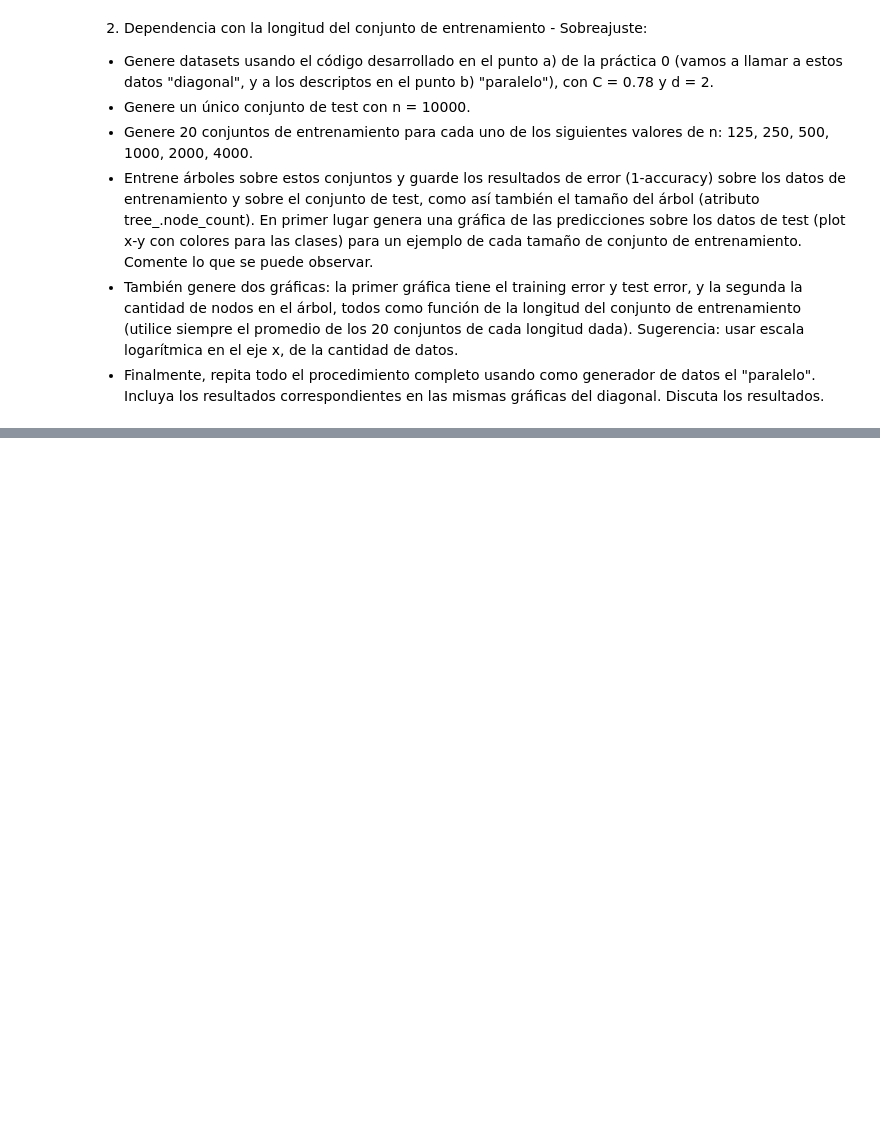
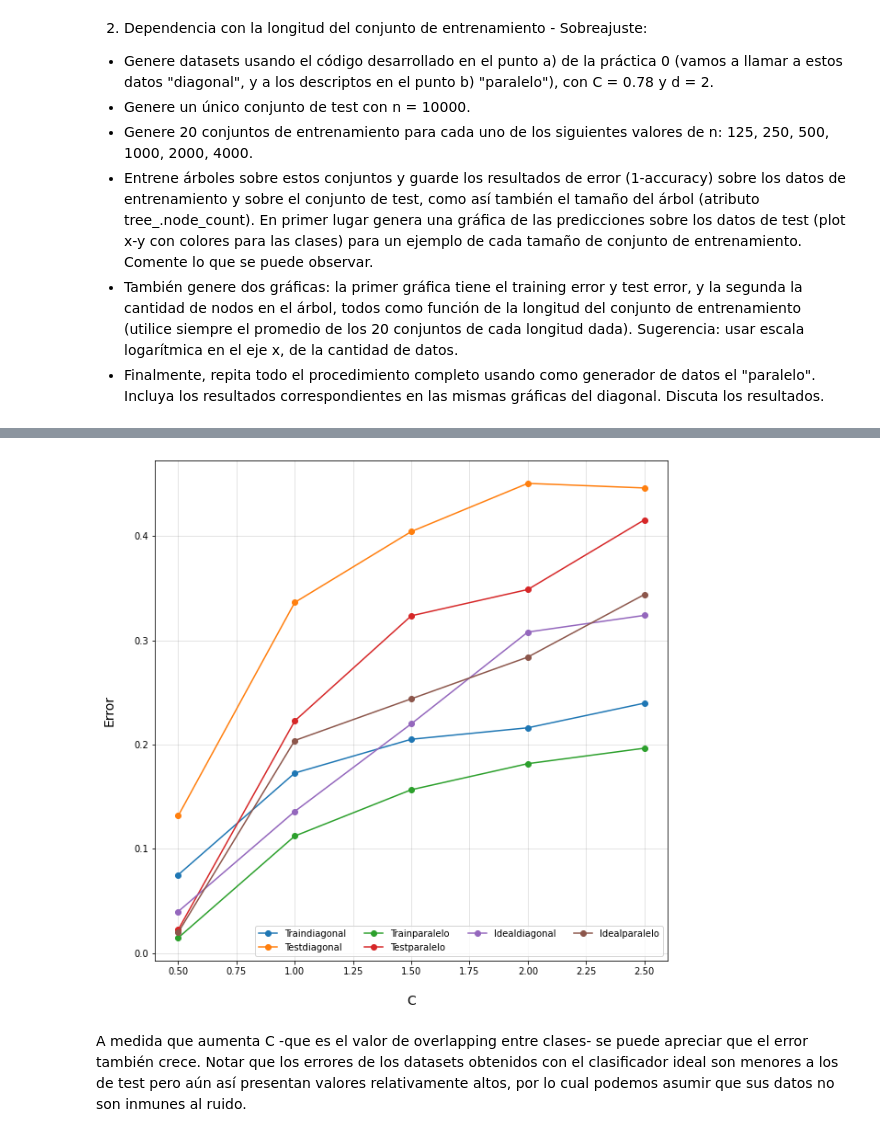
Before and after one commit to sebamoralesasd/IAA, a Jupyter notebook: tp1.ipynb, the cells around one changed output, grey strips where cells are left out. Cells and saved outputs as stored; diff of their text form; code cells hidden in the pictures; blank space fills up the shorter version.

```diff
--- a/tp1.ipynb
+++ b/tp1.ipynb
@@ -148,0 +192,40 @@ Respecto al gráfico de nodos, se aprecia un salto pronunciado entre n = 250 y n
+# %%
+C_valores = [0.5, 1.0, 1.5, 2.0, 2.5]
+error_data = []
+
+def entrenar_C(C, df_test, generador):
+  if generador == 'diagonal':
+    df_train = GeneradorDFDiagonal(C=C, d=5, n=250).generar_clase()
+  else:
+    df_train = GeneradorDFParalelo(C=C, d=5, n=250).generar_clase()
+
+  arbol = Arbol()
+  clf = arbol.entrenar(df_train)
+  df_train_entrenado = arbol.predecir(df_train, clf)
+  df_test_entrenado = arbol.predecir(df_test, clf)
+
+  calcular_error(df_train, df_train_entrenado, C, "Train", generador)
+  calcular_error(df_test, df_test_entrenado, C, "Test", generador)
+
+  return df_test_entrenado
+
+for C in C_valores:
+  df_test_diag = GeneradorDFDiagonal(C=C, d=5, n=250).generar_clase()
+  df_test_paral = GeneradorDFParalelo(C=C, d=5, n=250).generar_clase()
+  for i in range(20):
+    df_test_diag_entrenado = entrenar_C(C=C, df_test=df_test_diag, generador='diagonal')
+    df_test_paral_entrenado = entrenar_C(C=C, df_test=df_test_paral, generador='paralelo')
+
+  # calcular errores mínimos
+  ideal_diagonal = clasificador_ideal_diagonal(df_test_diag)
+  ideal_paralelo = clasificador_ideal_paralelo(df_test_paral)
+
+  calcular_error(df_test_diag, ideal_diagonal, C, "Ideal", generador='diagonal')
+  calcular_error(df_test_paral, ideal_paralelo, C, "Ideal", generador='paralelo')
+
+error_df = pd.DataFrame(error_data, columns=['Error', 'C', 'Clase'])
+graph_errores(error_df, referencia='C')
+# %% [output]
+[figure, added]
+# %% [markdown]
+A medida que aumenta C -que es el valor de overlapping entre clases- se puede apreciar que el error también crece. Notar que los errores de los datasets obtenidos con el clasificador ideal son menores a los de test pero aún así presentan valores relativamente altos, por lo cual podemos asumir que sus datos no son inmunes al ruido.
```
Also changed, not shown: parts of 9 cells of this notebook, 1 other file.
